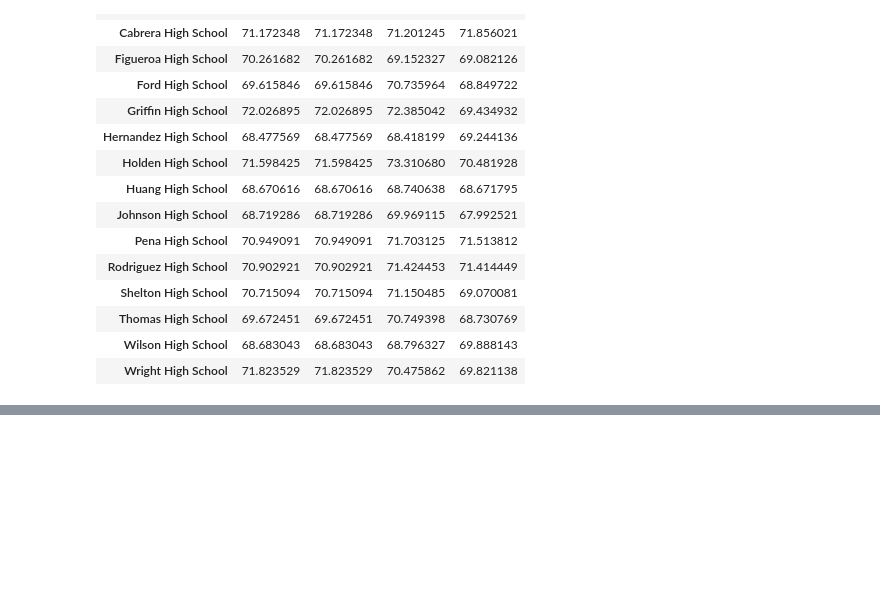
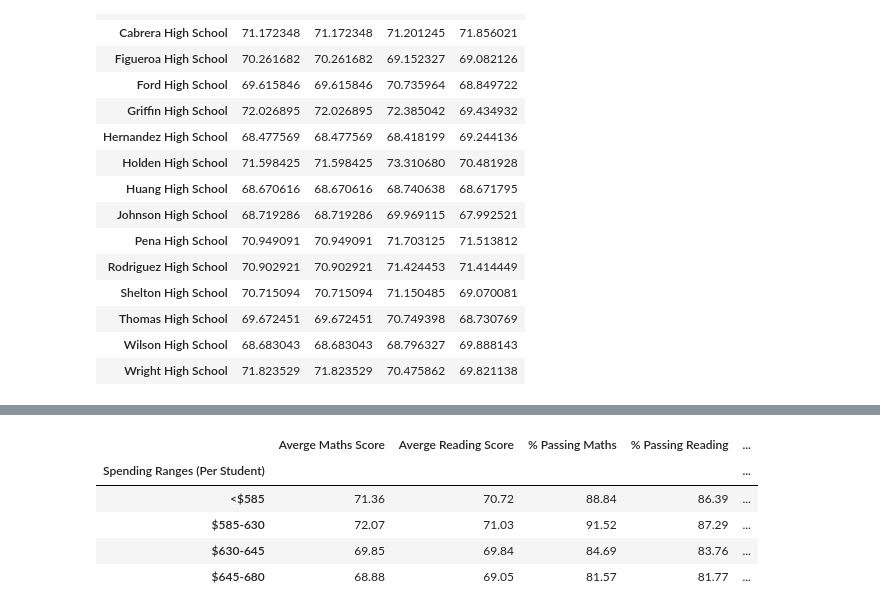
Before and after one commit to al0000001/pandas-challenge, a Jupyter notebook: PyCitySchools/PyCitySchools_starter_solutions.ipynb, the cells around one changed output, grey strips where cells are left out. Drawn from its saved outputs; the diff is of its cells as text; code cells hidden in the pictures; blank space fills up the shorter version.

```diff
--- a/PyCitySchools/PyCitySchools_starter_solutions.ipynb
+++ b/PyCitySchools/PyCitySchools_starter_solutions.ipynb
@@ -106,8 +106,8 @@ school_summary_df.head(15)
 | Wright High School | Independent | 1800 | $1,049,400.00 | $583.00 | 72.047222 | ... |
 # %%
 #Highest-Performing Schools (by % Overall Passing)
-school_summary_df = school_summary_df.sort_values("% overall passing", ascending=False)
-school_summary_df.head(5)
+top_schools= school_summary_df.sort_values("% overall passing", ascending=False)
+top_schools.head(5)
 # %% [output]
 |  | School Type | Total students | Total School budget | Per student budget | Average maths score | ... |
 | school_name |  |  |  |  |  | ... |
@@ -118,8 +118,8 @@ school_summary_df.head(5)
 | Rodriguez High School | Government | 3999 | $2,547,363.00 | $637.00 | 72.047762 | ... |
 # %%
 #Lowest-Performing Schools (by % Overall Passing)
-school_summary_df = school_summary_df.sort_values("% overall passing")
-school_summary_df.head(5)
+bottom_schools= school_summary_df.sort_values("% overall passing")
+bottom_schools.head(5)
 # %% [output]
 |  | School Type | Total students | Total School budget | Per student budget | Average maths score | ... |
 | school_name |  |  |  |  |  | ... |
@@ -242 +235,37 @@ scores_by_spending_summary.head()
+# %%
+# Scores by School Spending
+
+bins = [0, 585, 630, 645, 680]
+spending_labels = ["<$585", "$585-630", "$630-645", "$645-680"]
+school_spending_df=school_summary_df.copy()
+school_spending_df["Spending Ranges (Per Student)"] = pd.cut(Per_student_budget, bins, labels=spending_labels, include_lowest=True)
+school_spending_df1 = school_spending_df.astype({"% passing maths": float, "% passing reading": float,"% overall passing": float}, errors='raise')
+
+spending_maths_scores = school_spending_df1 .groupby(["Spending Ranges (Per Student)"]).mean()["Average maths score"]
+spending_reading_scores = school_spending_df1 .groupby(["Spending Ranges (Per Student)"]).mean()["Average reading score"]
+percentage_pass_math = school_spending_df1.groupby(["Spending Ranges (Per Student)"]).mean()["% passing maths"]
+percentage_pass_reading = school_spending_df1 .groupby(["Spending Ranges (Per Student)"]).mean()["% passing reading"]
+percentage_pass_overall = school_spending_df1 .groupby(["Spending Ranges (Per Student)"]).mean()["% overall passing"]
+
+
+scores_by_spending_summary = pd.DataFrame({"Averge Maths Score":spending_maths_scores,
+                                           "Averge Reading Score":spending_reading_scores,
+                                           "% Passing Maths":percentage_pass_math,
+                                           "% Passing Reading":percentage_pass_reading,
+                                            "% Overall Passing":percentage_pass_overall,
+
+                                         })
+scores_by_spending_summary["Averge Maths Score"] = scores_by_spending_summary["Averge Maths Score"].map("{:,.2f}".format)
+scores_by_spending_summary["Averge Reading Score"] = scores_by_spending_summary["Averge Reading Score"].map("{:,.2f}".format)
+scores_by_spending_summary["% Passing Maths"] = scores_by_spending_summary["% Passing Maths"].map("{:.2f}".format)
+scores_by_spending_summary["% Passing Reading"] = scores_by_spending_summary["% Passing Reading"].map("{:.2f}".format)
+scores_by_spending_summary["% Overall Passing"] = scores_by_spending_summary["% Overall Passing"].map("{:.2f}".format)
+scores_by_spending_summary.head()
+# %% [output]
+|  | Averge Maths Score | Averge Reading Score | % Passing Maths | % Passing Reading | ... |
+| Spending Ranges (Per Student) |  |  |  |  | ... |
+| <$585 | 71.36 | 70.72 | 88.84 | 86.39 | ... |
+| $585-630 | 72.07 | 71.03 | 91.52 | 87.29 | ... |
+| $630-645 | 69.85 | 69.84 | 84.69 | 83.76 | ... |
+| $645-680 | 68.88 | 69.05 | 81.57 | 81.77 | ... |
 # %%
```
Also changed, not shown: parts of 7 cells of this notebook.
